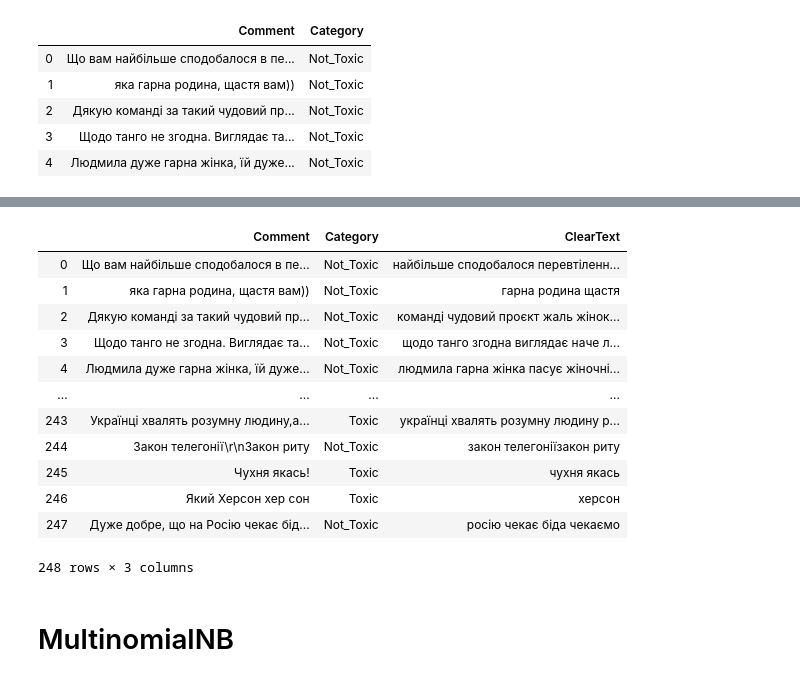
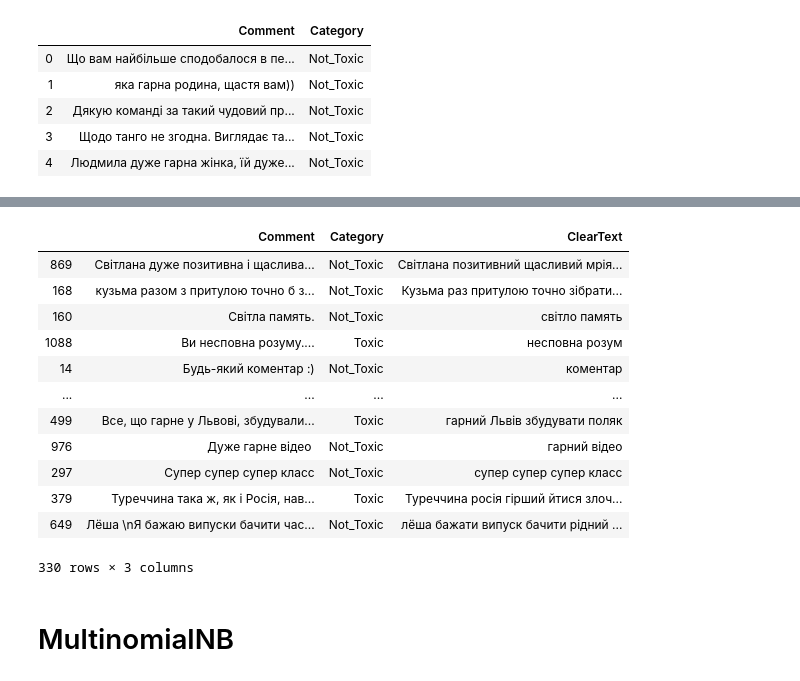
Before and after one commit to ElenaGrischenko/NLP, a Jupyter notebook: NLP.ipynb, the cells around one changed output, grey strips where cells are left out. Saved outputs shown, nothing was run; the diff lists cells and outputs as text; code cells hidden in the pictures.

```diff
--- a/NLP.ipynb
+++ b/NLP.ipynb
@@ -59,19 +89,19 @@ df_test['ClearText'] = df_test.apply(lambda x: ClearText(x['Comment']), axis=1)
-# %%
-df_train
-# %% [output]
-|  | Comment | Category | ClearText |
-| 0 | Що вам найбільше сподобалося в пе... | Not_Toxic | найбільше сподобалося перевтіленн... |
-| 1 | яка гарна родина, щастя вам)) | Not_Toxic | гарна родина щастя |
-| 2 | Дякую команді за такий чудовий пр... | Not_Toxic | команді чудовий проєкт жаль жінок... |
-| 3 | Щодо танго не згодна. Виглядає та... | Not_Toxic | щодо танго згодна виглядає наче л... |
-| 4 | Людмила дуже гарна жінка, їй дуже... | Not_Toxic | людмила гарна жінка пасує жіночні... |
-| ... | ... | ... | ... |
-| 243 | Українці хвалять розумну людину,а... | Toxic | українці хвалять розумну людину р... |
-| 244 | Закон телегонії\r\nЗакон риту | Not_Toxic | закон телегоніїзакон риту |
-| 245 | Чухня якась! | Toxic | чухня якась |
-| 246 | Який Херсон хер сон | Toxic | херсон |
-| 247 | Дуже добре, що на Росію чекає бід... | Not_Toxic | росію чекає біда чекаємо |
-248 rows × 3 columns
+# %%
+df_test
+# %% [output]
+|  | Comment | Category | ClearText |
+| 869 | Світлана дуже позитивна і щаслива... | Not_Toxic | Світлана позитивний щасливий мрія... |
+| 168 | кузьма разом з притулою точно б з... | Not_Toxic | Кузьма раз притулою точно зібрати... |
+| 160 | Світла память. | Not_Toxic | світло память |
+| 1088 | Ви несповна розуму.... | Toxic | несповна розум |
+| 14 | Будь-який коментар :) | Not_Toxic | коментар |
+| ... | ... | ... | ... |
+| 499 | Все, що гарне у Львові, збудували... | Toxic | гарний Львів збудувати поляк |
+| 976 | Дуже гарне відео ️ | Not_Toxic | гарний відео |
+| 297 | Супер супер супер класс | Not_Toxic | супер супер супер класс |
+| 379 | Туреччина така ж, як і Росія, нав... | Toxic | Туреччина росія гірший йтися злоч... |
+| 649 | Лёша \nЯ бажаю випуски бачити час... | Not_Toxic | лёша бажати випуск бачити рідний ... |
+330 rows × 3 columns
 # %%
 count_vect = CountVectorizer()
 X_train_counts = count_vect.fit_transform(df_train['ClearText'])
```
Also changed, not shown: parts of 10 cells of this notebook, 3 other files.
